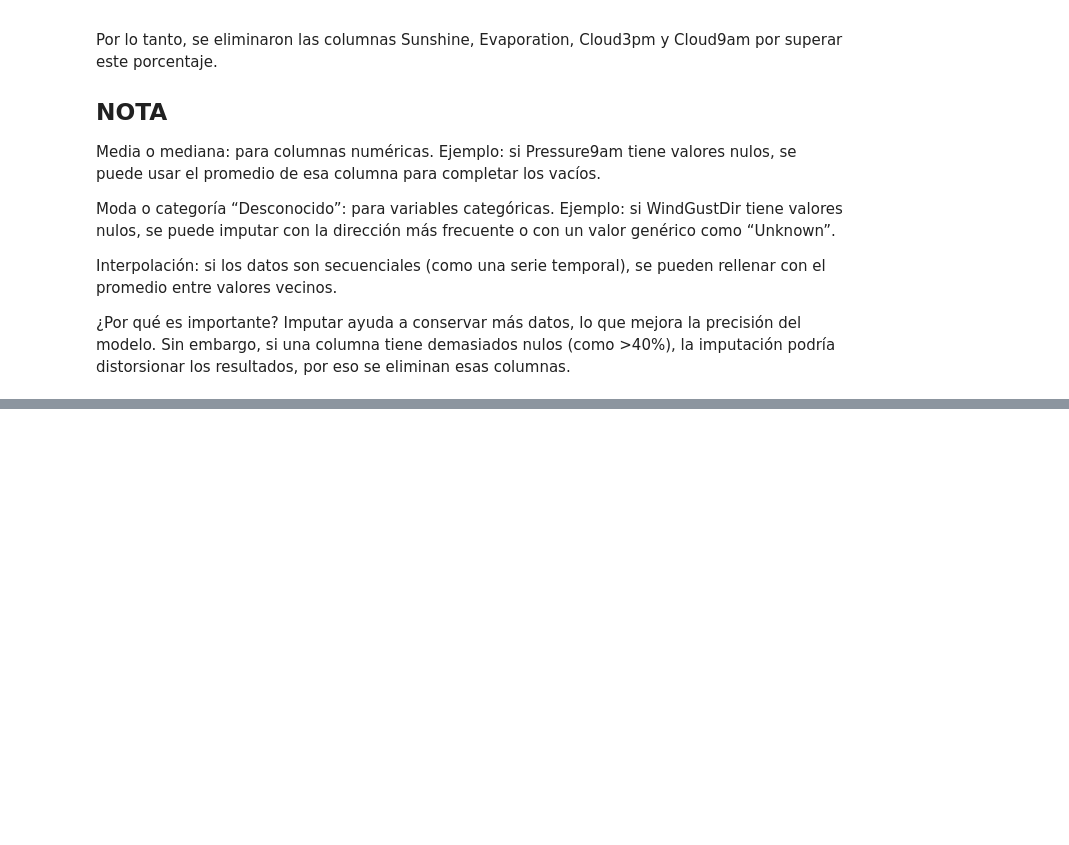
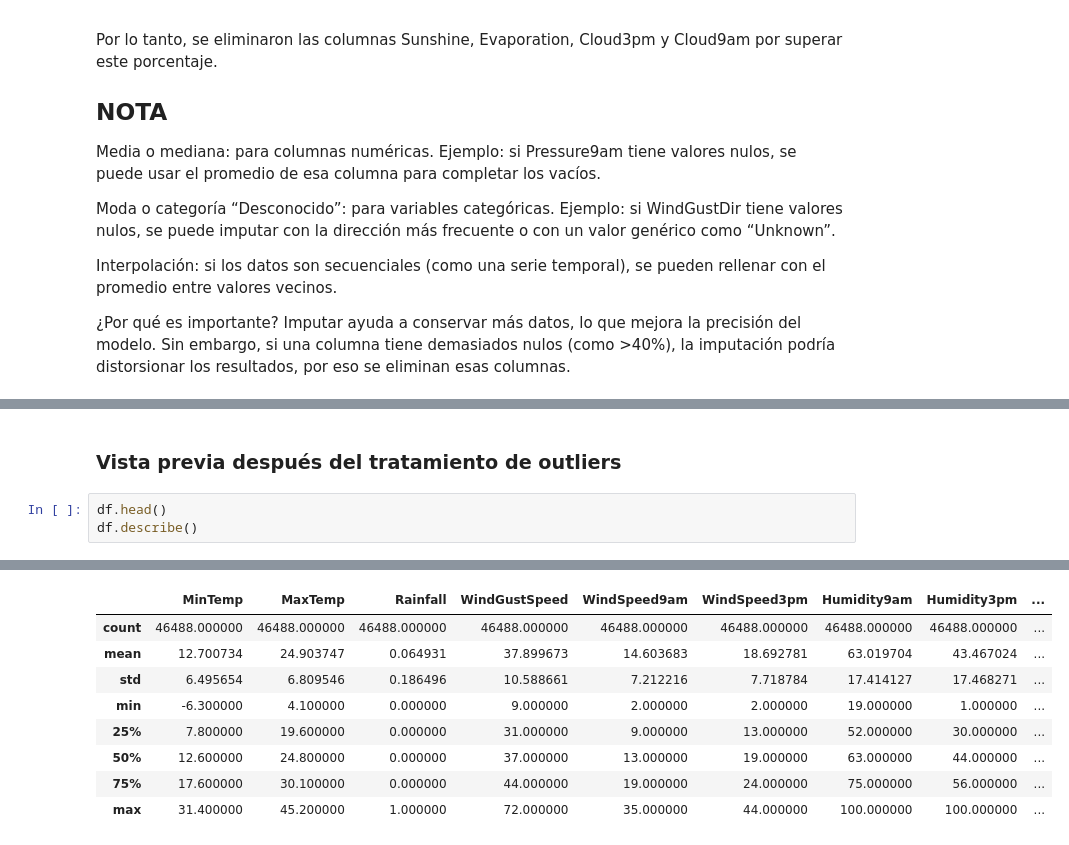
Before and after one commit to Manolowo/MineriadeDatos_Meteorologia, a Jupyter notebook: commonwealth/notebooks/02_data_understanding.ipynb, the cells around one changed output, grey strips where cells are left out. Cells and saved outputs as stored; diff of their text form; blank space fills up the shorter version.

```diff
--- a/commonwealth/notebooks/02_data_understanding.ipynb
+++ b/commonwealth/notebooks/02_data_understanding.ipynb
@@ -181,0 +403,6 @@ Imputar ayuda a conservar más datos, lo que mejora la precisión del modelo. Si
+# %% [markdown]
+### Vista previa después del tratamiento de outliers
+# %%
+df.head()
+df.describe()
+# %% [output]
@@ -181,0 +410,9 @@ Imputar ayuda a conservar más datos, lo que mejora la precisión del modelo. Si
+|  | MinTemp | MaxTemp | Rainfall | WindGustSpeed | WindSpeed9am | WindSpeed3pm | Humidity9am | Humidity3pm | ... |
+| count | 46488.000000 | 46488.000000 | 46488.000000 | 46488.000000 | 46488.000000 | 46488.000000 | 46488.000000 | 46488.000000 | ... |
+| mean | 12.700734 | 24.903747 | 0.064931 | 37.899673 | 14.603683 | 18.692781 | 63.019704 | 43.467024 | ... |
+| std | 6.495654 | 6.809546 | 0.186496 | 10.588661 | 7.212216 | 7.718784 | 17.414127 | 17.468271 | ... |
+| min | -6.300000 | 4.100000 | 0.000000 | 9.000000 | 2.000000 | 2.000000 | 19.000000 | 1.000000 | ... |
+| 25% | 7.800000 | 19.600000 | 0.000000 | 31.000000 | 9.000000 | 13.000000 | 52.000000 | 30.000000 | ... |
+| 50% | 12.600000 | 24.800000 | 0.000000 | 37.000000 | 13.000000 | 19.000000 | 63.000000 | 44.000000 | ... |
+| 75% | 17.600000 | 30.100000 | 0.000000 | 44.000000 | 19.000000 | 24.000000 | 75.000000 | 56.000000 | ... |
+| max | 31.400000 | 45.200000 | 1.000000 | 72.000000 | 35.000000 | 44.000000 | 100.000000 | 100.000000 | ... |
```
Also changed, not shown: parts of 32 cells of this notebook, 1 other file.
